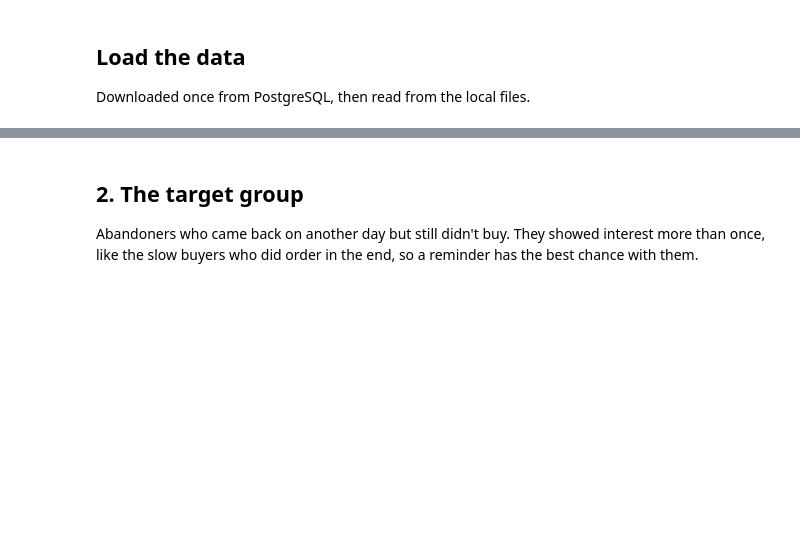
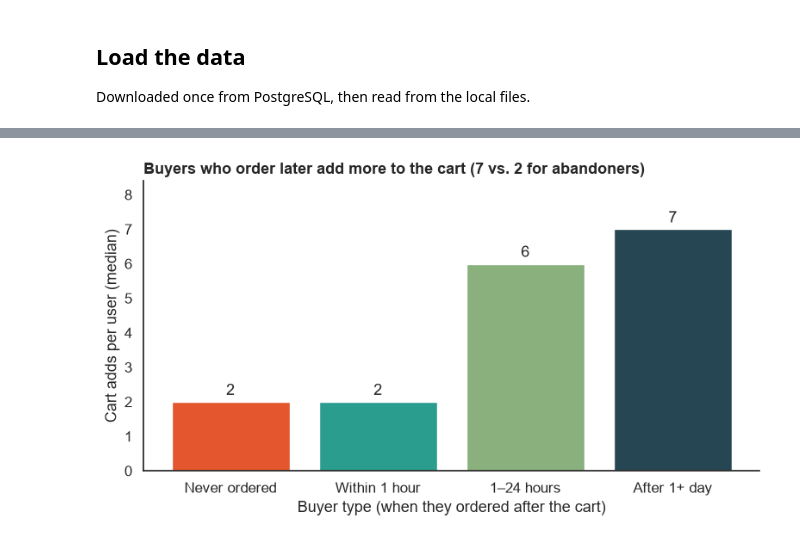
Before and after one commit to ShadiShirinbeik/otto-cart-recovery, a Jupyter notebook: notebooks/04_who_to_contact.ipynb, the cells around one changed output, grey strips where cells are left out. Drawn from its saved outputs; the diff is of its cells as text; code cells hidden in the pictures; blank space fills up the shorter version.

```diff
--- a/notebooks/04_who_to_contact.ipynb
+++ b/notebooks/04_who_to_contact.ipynb
@@ -63,14 +62,12 @@ Only users with a cart (no `late_cart` or `other`). "Came back" means active on
 # %%
-cart_users = sessions[sessions["buyer_type"].isin(TYPE_ORDER)].copy()
-cart_users["came_back"] = cart_users["active_days"] >= 2
+cart_users = sessions[sessions["buyer_type"].isin(TYPE_ORDER)]
 
 behaviour = cart_users.groupby("buyer_type").agg(
     users=("session_id", "count"),
     median_clicks=("n_clicks", "median"),
     median_products=("n_products", "median"),
     median_cart_adds=("n_carts", "median"),
-    came_back_share=("came_back", "mean"),
+    median_active_days=("active_days", "median"),
 )
 behaviour = behaviour.reindex(TYPE_ORDER)
-behaviour["came_back_share"] = (behaviour["came_back_share"] * 100).round(1)
 behaviour
@@ -77,22 +81,21 @@ behaviour
 # %%
 plot_data = behaviour.reset_index()
 plot_data["label"] = plot_data["buyer_type"].map(LABELS)
-abandoner_share = behaviour.loc["abandoner", "came_back_share"]
+abandoner_adds = behaviour.loc["abandoner", "median_cart_adds"]
+slow_adds = behaviour.loc["slow_buyer", "median_cart_adds"]
 
 fig, ax = plt.subplots(figsize=(8, 4.5))
-bars = ax.bar(plot_data["label"], plot_data["came_back_share"], color=[COLORS[t] for t in plot_data["buyer_type"]])
-ax.bar_label(bars, fmt="%.0f%%", padding=3)
+bars = ax.bar(plot_data["label"], plot_data["median_cart_adds"], color=[COLORS[t] for t in plot_data["buyer_type"]])
+ax.bar_label(bars, fmt="%.0f", padding=3)
 
-ax.set_title(f"{abandoner_share:.0f}% of abandoners were active on more than one day", loc="left", fontweight="bold")
-ax.set_ylabel("% active on 2+ days")
+ax.set_title(f"Buyers who order later add more to the cart ({slow_adds:.0f} vs. {abandoner_adds:.0f} for abandoners)",
+             loc="left", fontweight="bold")
+ax.set_ylabel("Cart adds per user (median)")
 ax.set_xlabel("Buyer type (when they ordered after the cart)")
-ax.set_ylim(0, 110)
+ax.set_ylim(0, plot_data["median_cart_adds"].max() * 1.2)
 sns.despine()
 plt.tight_layout()
-plt.savefig(FIG_DIR / "05_came_back_by_type.png", dpi=200)
+plt.savefig(FIG_DIR / "05_cart_adds_by_type.png", dpi=200)
 plt.show()
+# %% [output]
+[figure, added]
-# %% [markdown]
-## 2. The target group
-
-Abandoners who came back on another day but still didn't buy. They showed interest more than once,
-like the slow buyers who did order in the end, so a reminder has the best chance with them.
```
Also changed, not shown: parts of 10 cells of this notebook, 1 other file.
